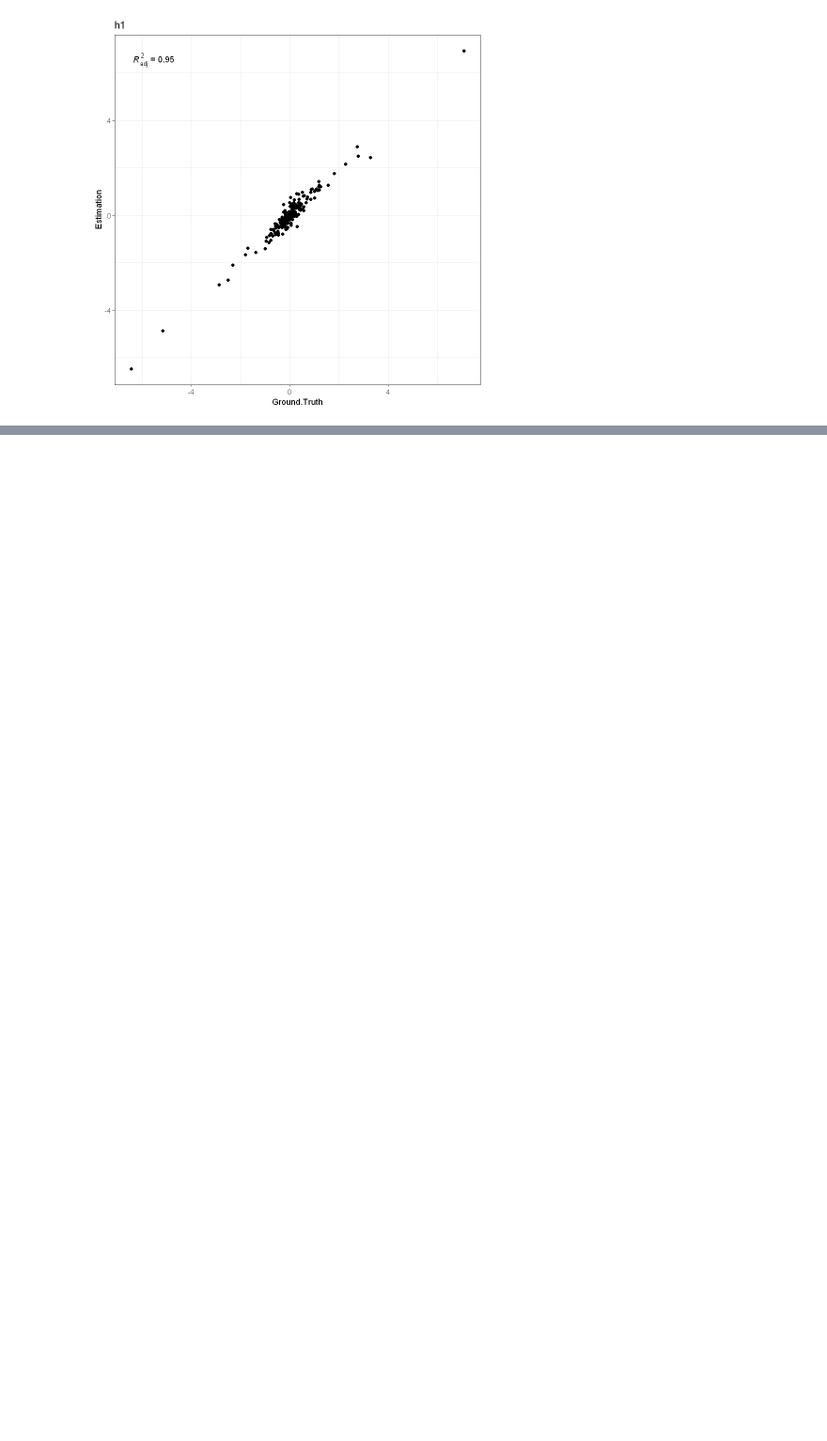
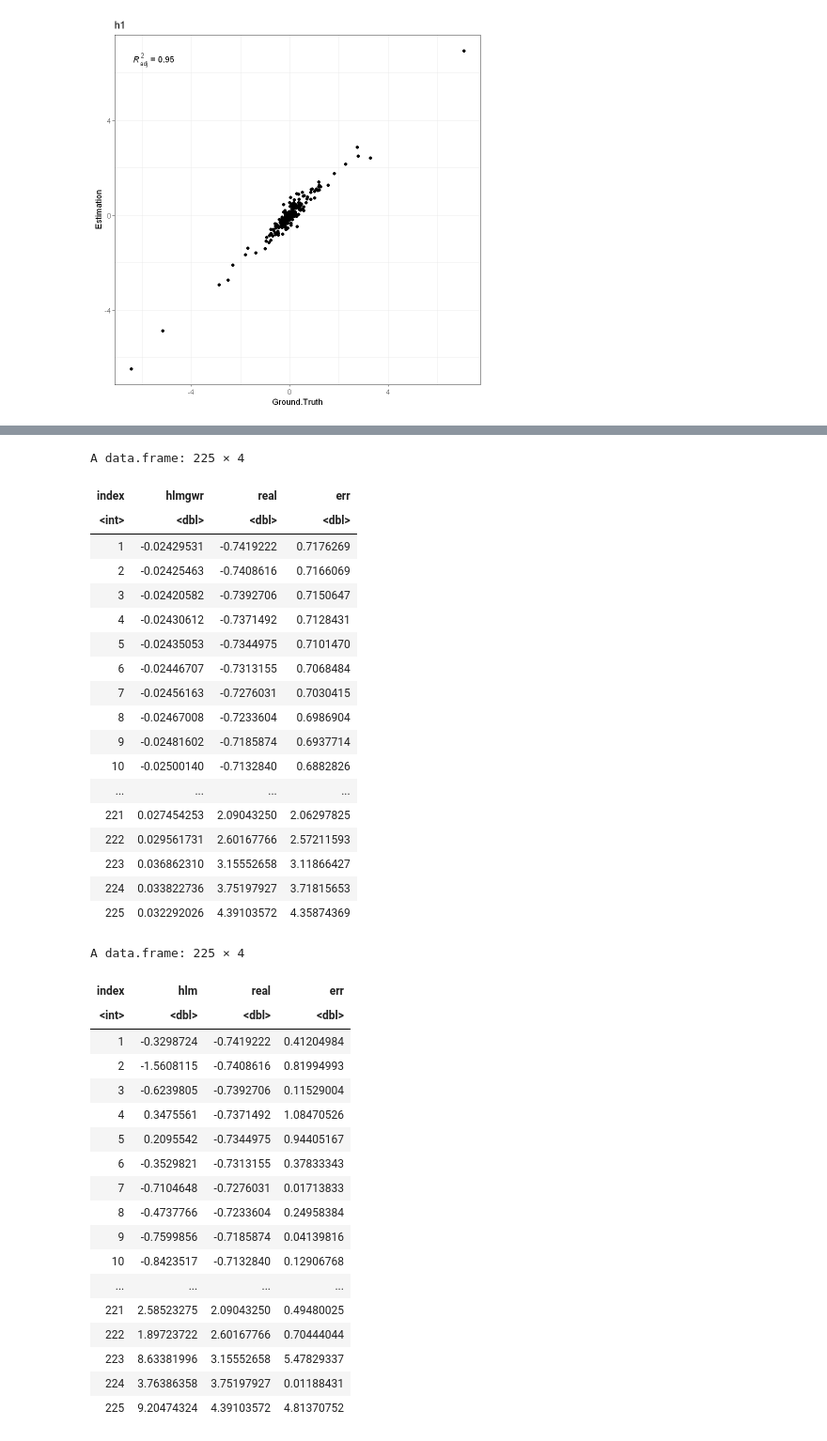
Before and after one commit to HPDell/hgwr, a Jupyter notebook: scripts/check_result.ipynb, the cells around one changed output, grey strips where cells are left out. Shown: that part at 94% size. Drawn from its saved outputs; the diff is of its cells as text; code cells hidden in the pictures; blank space fills up the shorter version.

```diff
--- a/scripts/check_result.ipynb
+++ b/scripts/check_result.ipynb
@@ -299,0 +321,42 @@ A data.frame: 4 × 2
+# %%
+data.frame(index = 1:length(hlmgwr_coef$g1), hlmgwr = hlmgwr_coef$g1, real = beta0$g1, err = abs(beta0$g1 - hlmgwr_coef$g1))
+data.frame(index = 1:length(hlmgwr_coef$g1), hlm = hlm_beta$g1, real = beta0$g1, err = abs(beta0$g1 - hlm_beta$g1))
+# %% [output]
+A data.frame: 225 × 4
+| index | hlmgwr | real | err |
+| <int> | <dbl> | <dbl> | <dbl> |
+| 1 | -0.02429531 | -0.7419222 | 0.7176269 |
+| 2 | -0.02425463 | -0.7408616 | 0.7166069 |
+| 3 | -0.02420582 | -0.7392706 | 0.7150647 |
+| 4 | -0.02430612 | -0.7371492 | 0.7128431 |
+| 5 | -0.02435053 | -0.7344975 | 0.7101470 |
+| 6 | -0.02446707 | -0.7313155 | 0.7068484 |
+| 7 | -0.02456163 | -0.7276031 | 0.7030415 |
+| 8 | -0.02467008 | -0.7233604 | 0.6986904 |
+| 9 | -0.02481602 | -0.7185874 | 0.6937714 |
+| 10 | -0.02500140 | -0.7132840 | 0.6882826 |
+| ... | ... | ... | ... |
+| 221 | 0.027454253 | 2.09043250 | 2.06297825 |
+| 222 | 0.029561731 | 2.60167766 | 2.57211593 |
+| 223 | 0.036862310 | 3.15552658 | 3.11866427 |
+| 224 | 0.033822736 | 3.75197927 | 3.71815653 |
+| 225 | 0.032292026 | 4.39103572 | 4.35874369 |
+A data.frame: 225 × 4
+| index | hlm | real | err |
+| <int> | <dbl> | <dbl> | <dbl> |
+| 1 | -0.3298724 | -0.7419222 | 0.41204984 |
+| 2 | -1.5608115 | -0.7408616 | 0.81994993 |
+| 3 | -0.6239805 | -0.7392706 | 0.11529004 |
+| 4 | 0.3475561 | -0.7371492 | 1.08470526 |
+| 5 | 0.2095542 | -0.7344975 | 0.94405167 |
+| 6 | -0.3529821 | -0.7313155 | 0.37833343 |
+| 7 | -0.7104648 | -0.7276031 | 0.01713833 |
+| 8 | -0.4737766 | -0.7233604 | 0.24958384 |
+| 9 | -0.7599856 | -0.7185874 | 0.04139816 |
+| 10 | -0.8423517 | -0.7132840 | 0.12906768 |
+| ... | ... | ... | ... |
+| 221 | 2.58523275 | 2.09043250 | 0.49480025 |
+| 222 | 1.89723722 | 2.60167766 | 0.70444044 |
+| 223 | 8.63381996 | 3.15552658 | 5.47829337 |
+| 224 | 3.76386358 | 3.75197927 | 0.01188431 |
+| 225 | 9.20474324 | 4.39103572 | 4.81370752 |
```
Also changed, not shown: parts of 4 cells of this notebook.
